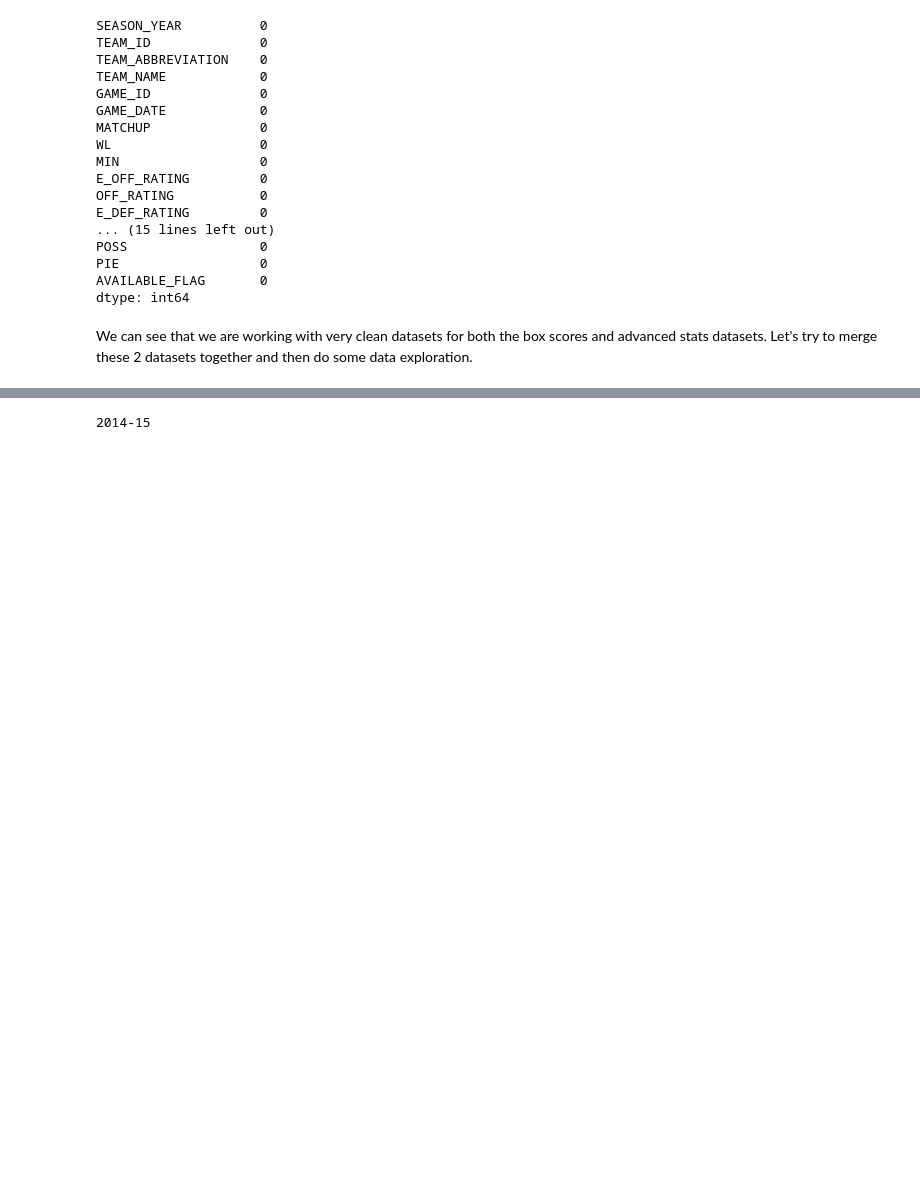
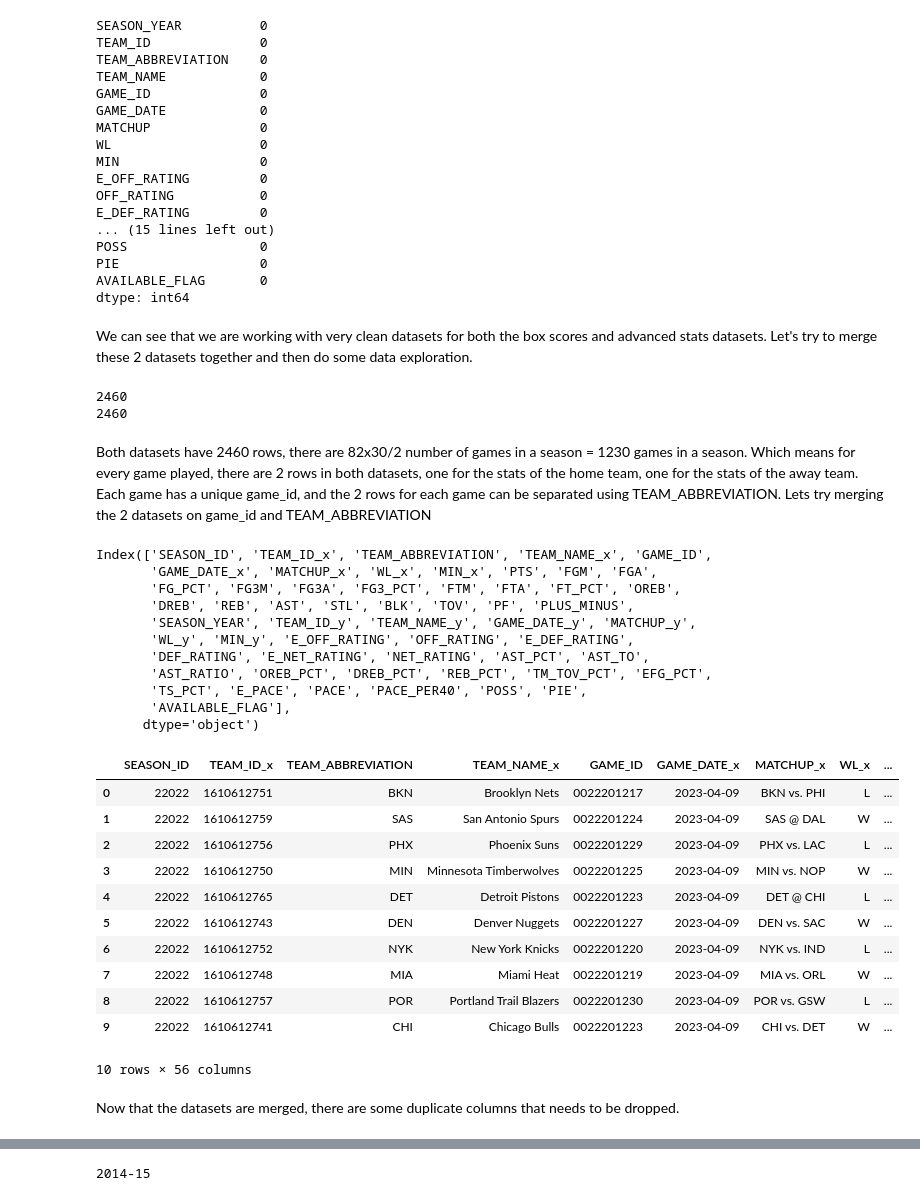
Before and after one commit to jeffreyzhao32/NBA_prediction_model, a Jupyter notebook: NBA_prediction.ipynb, the cells around one changed output, grey strips where cells are left out. Saved outputs shown, nothing was run; the diff lists cells and outputs as text; code cells hidden in the pictures; blank space fills up the shorter version.

```diff
--- a/NBA_prediction.ipynb
+++ b/NBA_prediction.ipynb
@@ -137,3 +138,41 @@ AVAILABLE_FLAG       0
 dtype: int64
 # %% [markdown]
 We can see that we are working with very clean datasets for both the box scores and advanced stats datasets. Let's try to merge these 2 datasets together and then do some data exploration.
+# %%
+print(games_df.shape[0])
+print(advanced_stats_df.shape[0])
+# %% [output]
+2460
+2460
+# %% [markdown]
+Both datasets have 2460 rows, there are 82x30/2 number of games in a season = 1230 games in a season. Which means for every game played, there are 2 rows in both datasets, one for the stats of the home team, one for the stats of the away team. Each game has a unique game_id, and the 2 rows for each game can be separated using TEAM_ABBREVIATION. Lets try merging the 2 datasets on game_id and TEAM_ABBREVIATION
+# %%
+merged_stats_df = pd.merge(games_df, advanced_stats_df, on=['GAME_ID', 'TEAM_ABBREVIATION'])
+print(merged_stats_df.columns)
+merged_stats_df.head(10)
+# %% [output]
+Index(['SEASON_ID', 'TEAM_ID_x', 'TEAM_ABBREVIATION', 'TEAM_NAME_x', 'GAME_ID',
+       'GAME_DATE_x', 'MATCHUP_x', 'WL_x', 'MIN_x', 'PTS', 'FGM', 'FGA',
+       'FG_PCT', 'FG3M', 'FG3A', 'FG3_PCT', 'FTM', 'FTA', 'FT_PCT', 'OREB',
+       'DREB', 'REB', 'AST', 'STL', 'BLK', 'TOV', 'PF', 'PLUS_MINUS',
+       'SEASON_YEAR', 'TEAM_ID_y', 'TEAM_NAME_y', 'GAME_DATE_y', 'MATCHUP_y',
+       'WL_y', 'MIN_y', 'E_OFF_RATING', 'OFF_RATING', 'E_DEF_RATING',
+       'DEF_RATING', 'E_NET_RATING', 'NET_RATING', 'AST_PCT', 'AST_TO',
+       'AST_RATIO', 'OREB_PCT', 'DREB_PCT', 'REB_PCT', 'TM_TOV_PCT', 'EFG_PCT',
+       'TS_PCT', 'E_PACE', 'PACE', 'PACE_PER40', 'POSS', 'PIE',
+       'AVAILABLE_FLAG'],
+      dtype='object')
+|  | SEASON_ID | TEAM_ID_x | TEAM_ABBREVIATION | TEAM_NAME_x | GAME_ID | GAME_DATE_x | MATCHUP_x | WL_x | ... |
+| 0 | 22022 | 1610612751 | BKN | Brooklyn Nets | 0022201217 | 2023-04-09 | BKN vs. PHI | L | ... |
+| 1 | 22022 | 1610612759 | SAS | San Antonio Spurs | 0022201224 | 2023-04-09 | SAS @ DAL | W | ... |
+| 2 | 22022 | 1610612756 | PHX | Phoenix Suns | 0022201229 | 2023-04-09 | PHX vs. LAC | L | ... |
+| 3 | 22022 | 1610612750 | MIN | Minnesota Timberwolves | 0022201225 | 2023-04-09 | MIN vs. NOP | W | ... |
+| 4 | 22022 | 1610612765 | DET | Detroit Pistons | 0022201223 | 2023-04-09 | DET @ CHI | L | ... |
+| 5 | 22022 | 1610612743 | DEN | Denver Nuggets | 0022201227 | 2023-04-09 | DEN vs. SAC | W | ... |
+| 6 | 22022 | 1610612752 | NYK | New York Knicks | 0022201220 | 2023-04-09 | NYK vs. IND | L | ... |
+| 7 | 22022 | 1610612748 | MIA | Miami Heat | 0022201219 | 2023-04-09 | MIA vs. ORL | W | ... |
+| 8 | 22022 | 1610612757 | POR | Portland Trail Blazers | 0022201230 | 2023-04-09 | POR vs. GSW | L | ... |
+| 9 | 22022 | 1610612741 | CHI | Chicago Bulls | 0022201223 | 2023-04-09 | CHI vs. DET | W | ... |
+10 rows × 56 columns
+# %% [markdown]
+Now that the datasets are merged, there are some duplicate columns that needs to be dropped.
```
Also changed, not shown: parts of 9 cells of this notebook.
